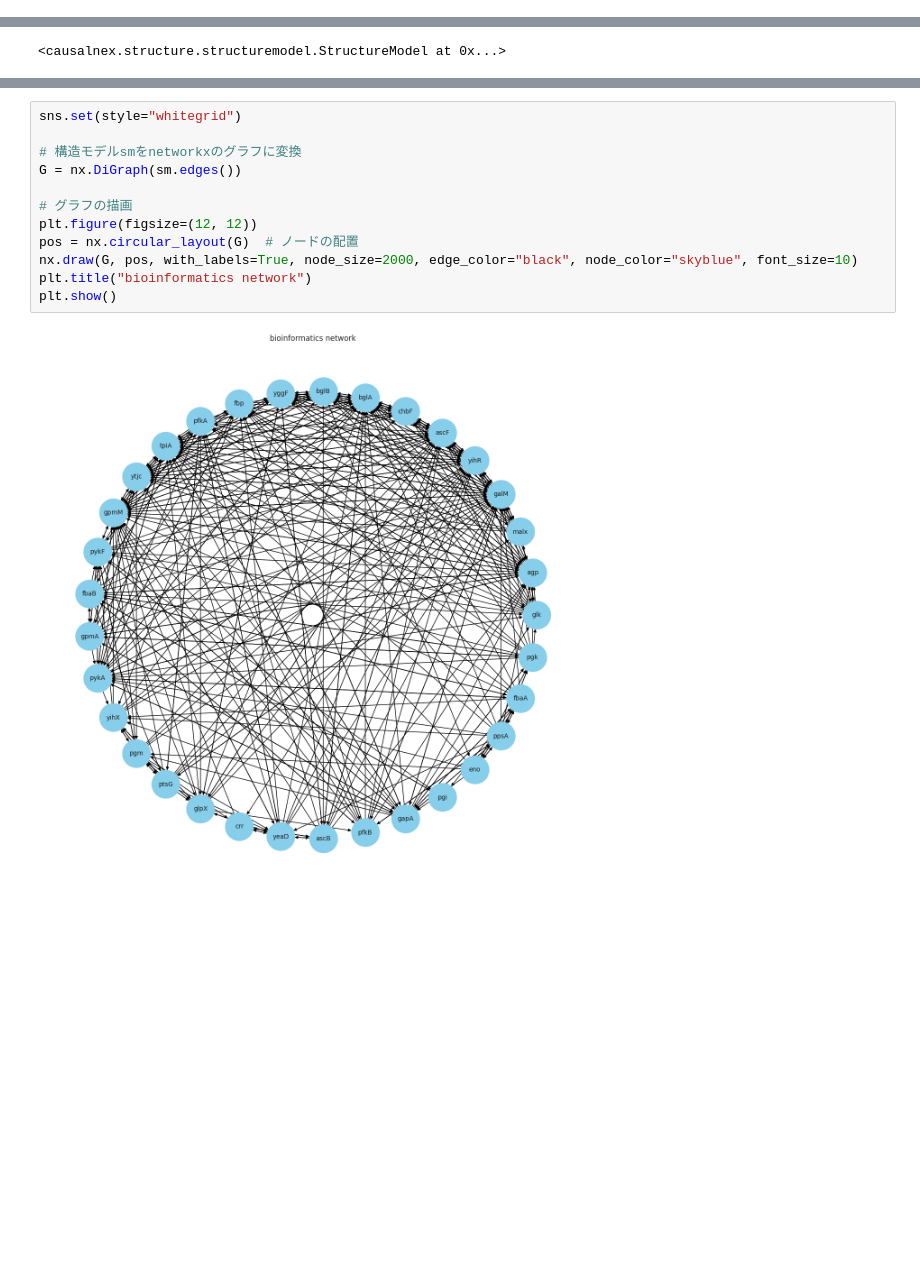
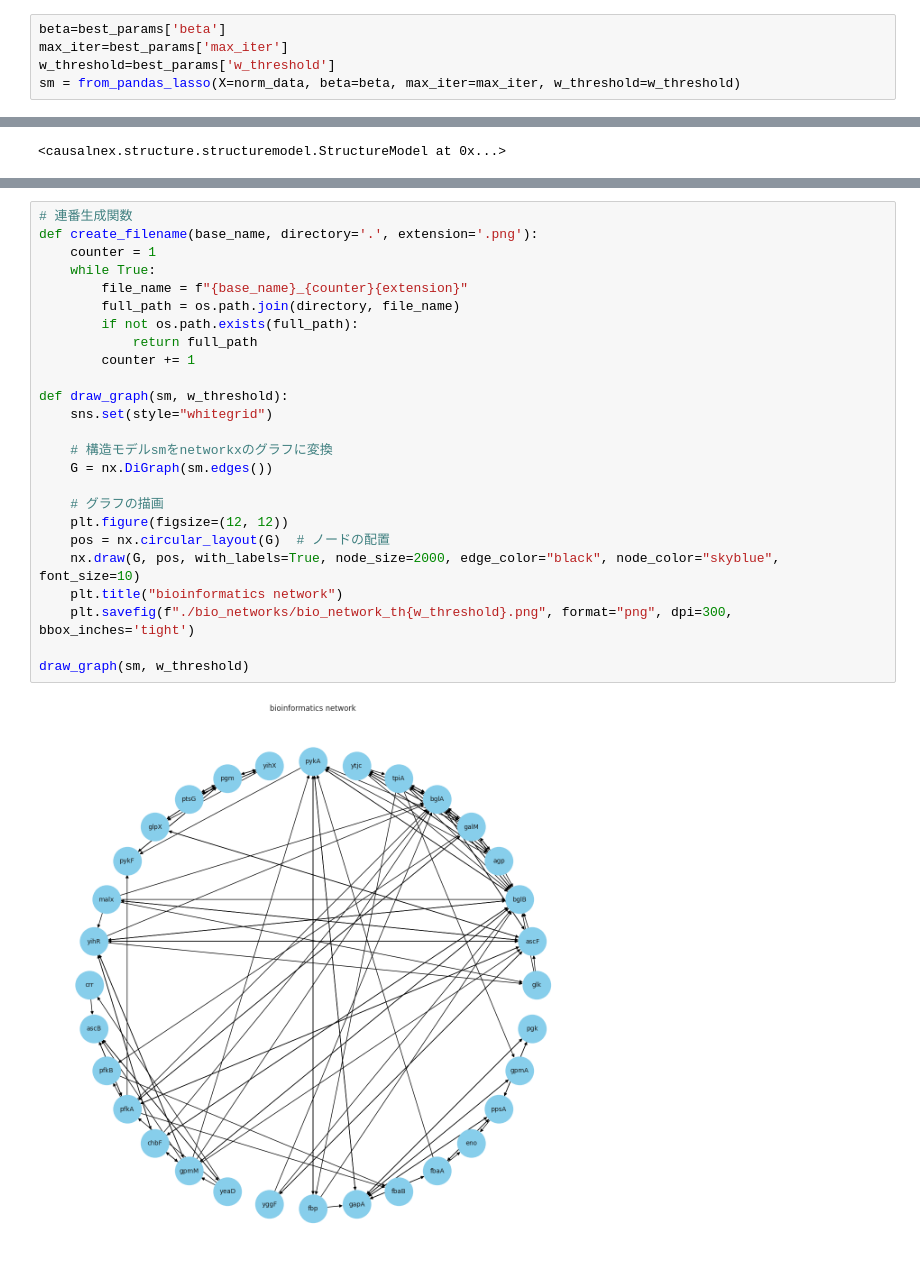
Before and after one commit to SanchanY/bn, a Jupyter notebook: work/notears_lasso.ipynb, the cells around one changed output, grey strips where cells are left out. Saved outputs shown, nothing was run; the diff lists cells and outputs as text; blank space fills up the shorter version.

```diff
--- a/work/notears_lasso.ipynb
+++ b/work/notears_lasso.ipynb
@@ -35,3 +97,8 @@ sm = from_pandas_lasso(X=norm_data, beta=0.1)
+# %%
+beta=best_params['beta']
+max_iter=best_params['max_iter']
+w_threshold=best_params['w_threshold']
+sm = from_pandas_lasso(X=norm_data, beta=beta, max_iter=max_iter, w_threshold=w_threshold)
 # %%
 sm
 # %% [output]
@@ -43,14 +112,27 @@ NodeView(('glk', 'agp', 'yihX', 'pgm', 'ptsG', 'malx', 'crr', 'galM', 'yihR', 'y
 # %%
-sns.set(style="whitegrid")
+# 連番生成関数
+def create_filename(base_name, directory='.', extension='.png'):
+    counter = 1
+    while True:
+        file_name = f"{base_name}_{counter}{extension}"
+        full_path = os.path.join(directory, file_name)
+        if not os.path.exists(full_path):
+            return full_path
+        counter += 1
 
-# 構造モデルsmをnetworkxのグラフに変換
-G = nx.DiGraph(sm.edges())
+def draw_graph(sm, w_threshold):
+    sns.set(style="whitegrid")
 
-# グラフの描画
-plt.figure(figsize=(12, 12))
-pos = nx.circular_layout(G)  # ノードの配置
-nx.draw(G, pos, with_labels=True, node_size=2000, edge_color="black", node_color="skyblue", font_size=10)
-plt.title("bioinformatics network")
-plt.show()
+    # 構造モデルsmをnetworkxのグラフに変換
+    G = nx.DiGraph(sm.edges())
+
+    # グラフの描画
+    plt.figure(figsize=(12, 12))
+    pos = nx.circular_layout(G)  # ノードの配置
+    nx.draw(G, pos, with_labels=True, node_size=2000, edge_color="black", node_color="skyblue", font_size=10)
+    plt.title("bioinformatics network")
+    plt.savefig(f"./bio_networks/bio_network_th{w_threshold}.png", format="png", dpi=300, bbox_inches='tight')
+
+draw_graph(sm, w_threshold)
 # %% [output]
-[figure, old version]
+[figure, new version]
```
Also changed, not shown: parts of 6 cells of this notebook, 2 other files.
